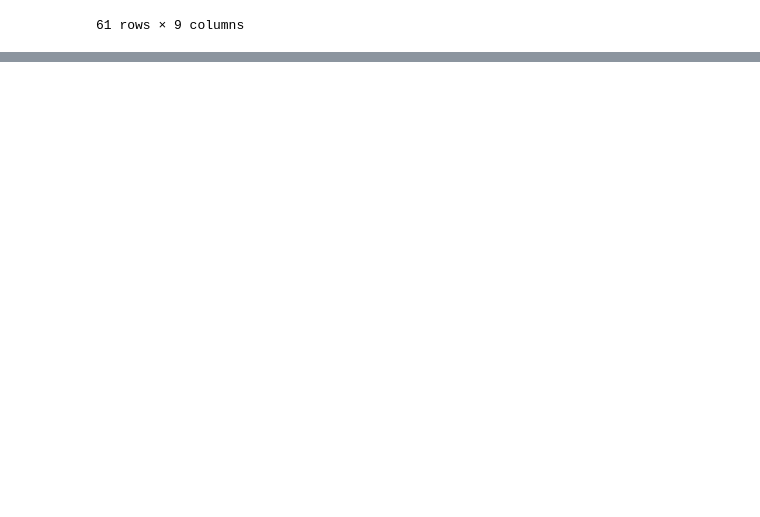
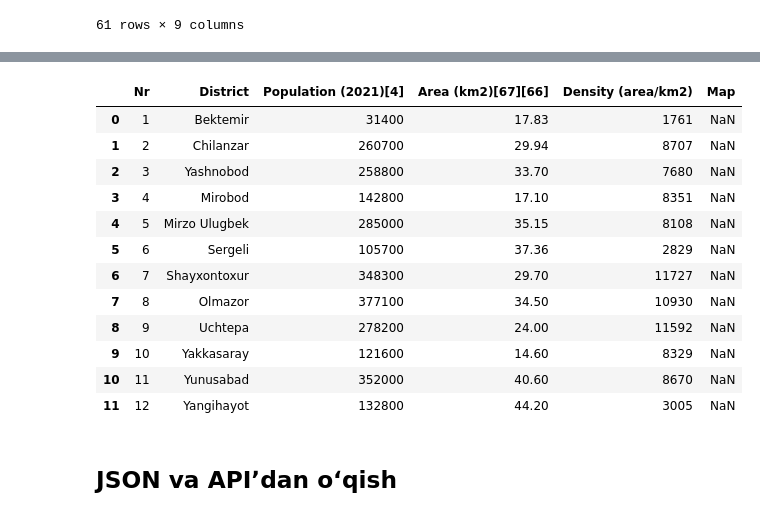
Before and after one commit to ulubeykhuja/mohir_dev_lessons, a Jupyter notebook: 3modul.ipynb, the cells around one changed output, grey strips where cells are left out. Drawn from its saved outputs; the diff is of its cells as text; code cells hidden in the pictures; blank space fills up the shorter version.

```diff
--- a/3modul.ipynb
+++ b/3modul.ipynb
@@ -104,0 +212,2 @@ df2.to_excel("newscars.xlsx", index = False, columns=["company", "body-style", "
+# %%
+tashkent = pd.read_html("https://en.wikipedia.org/wiki/Tashkent")
@@ -104,0 +238,18 @@ df2.to_excel("newscars.xlsx", index = False, columns=["company", "body-style", "
+# %%
+tashkent[10]
+# %% [output]
+|  | Nr | District | Population (2021)[4] | Area (km2)[67][66] | Density (area/km2) | Map |
+| 0 | 1 | Bektemir | 31400 | 17.83 | 1761 | NaN |
+| 1 | 2 | Chilanzar | 260700 | 29.94 | 8707 | NaN |
+| 2 | 3 | Yashnobod | 258800 | 33.70 | 7680 | NaN |
+| 3 | 4 | Mirobod | 142800 | 17.10 | 8351 | NaN |
+| 4 | 5 | Mirzo Ulugbek | 285000 | 35.15 | 8108 | NaN |
+| 5 | 6 | Sergeli | 105700 | 37.36 | 2829 | NaN |
+| 6 | 7 | Shayxontoxur | 348300 | 29.70 | 11727 | NaN |
+| 7 | 8 | Olmazor | 377100 | 34.50 | 10930 | NaN |
+| 8 | 9 | Uchtepa | 278200 | 24.00 | 11592 | NaN |
+| 9 | 10 | Yakkasaray | 121600 | 14.60 | 8329 | NaN |
+| 10 | 11 | Yunusabad | 352000 | 40.60 | 8670 | NaN |
+| 11 | 12 | Yangihayot | 132800 | 44.20 | 3005 | NaN |
+# %% [markdown]
+## JSON va APIʼdan oʻqish
```
Also changed, not shown: parts of 15 cells of this notebook.
